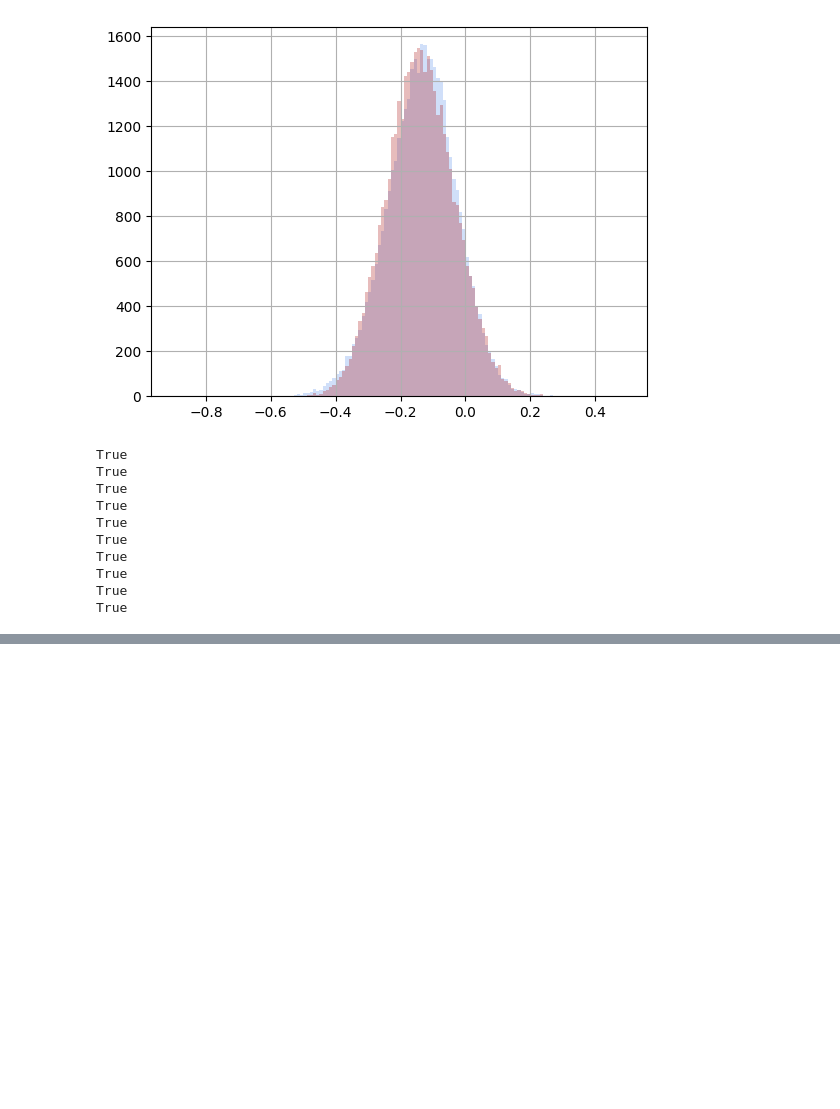
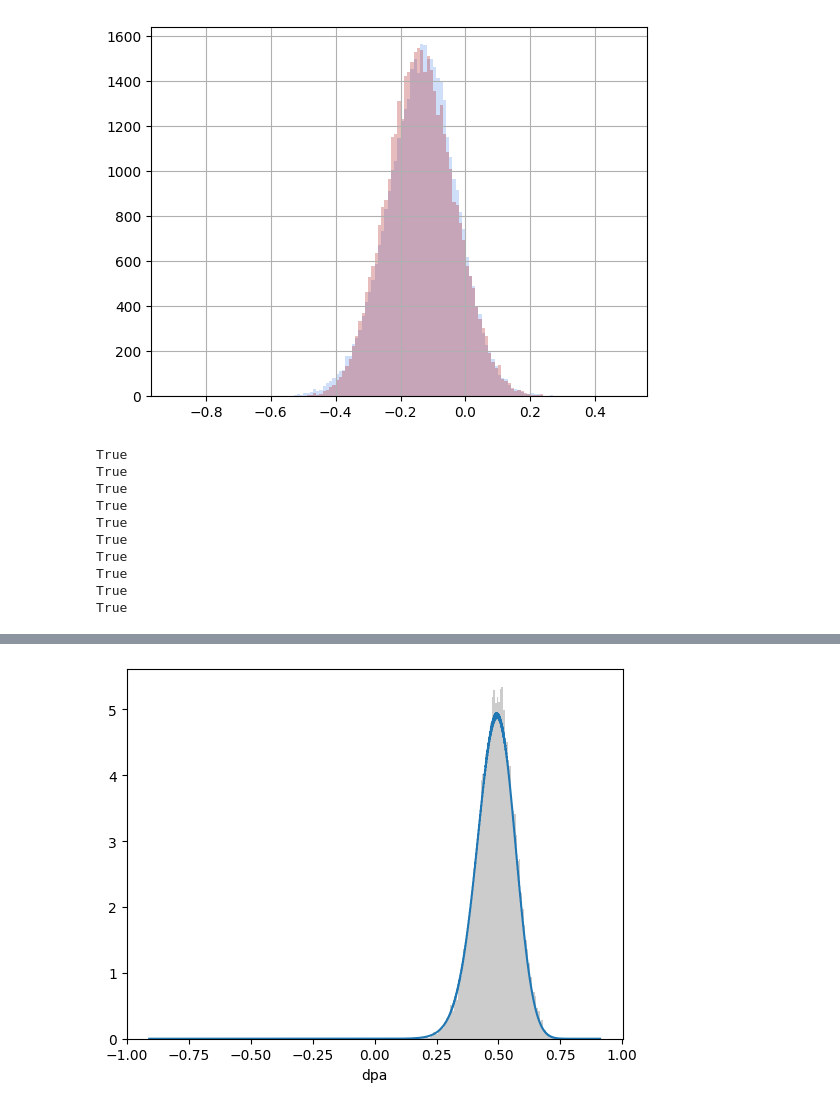
Before and after one commit to cewebbr/brass, a Jupyter notebook: analysis/20_prototyping-testing-association-test.ipynb, the cells around one changed output, grey strips where cells are left out. Drawn from its saved outputs; the diff is of its cells as text; code cells hidden in the pictures; blank space fills up the shorter version.

```diff
--- a/analysis/20_prototyping-testing-association-test.ipynb
+++ b/analysis/20_prototyping-testing-association-test.ipynb
@@ -208,0 +309,10 @@ True
+# %%
+# Add variable Delta P(A,B):
+support_df['dpa'] = (support_df['p11'] / (support_df['p11'] + support_df['p01']) - support_df['p10'] - support_df['p11']).round(n_digits)
+# %%
+# Compare chains with PDF for Delta P:
+ddp = support_df.groupby('dpa')['pdf'].sum().sort_index() * dx ** 2 * 2
+chain_df['sPa'].hist(bins=100, density=True, color='0.8')
+ddp.plot();
+# %% [output]
+[figure, added]
```
Also changed, not shown: parts of 55 cells of this notebook.
